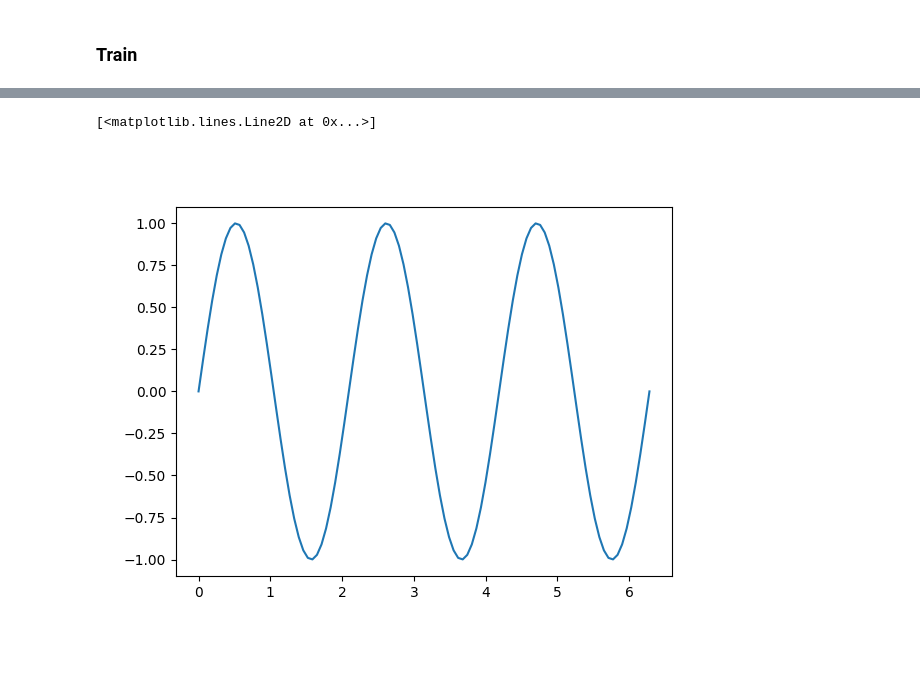
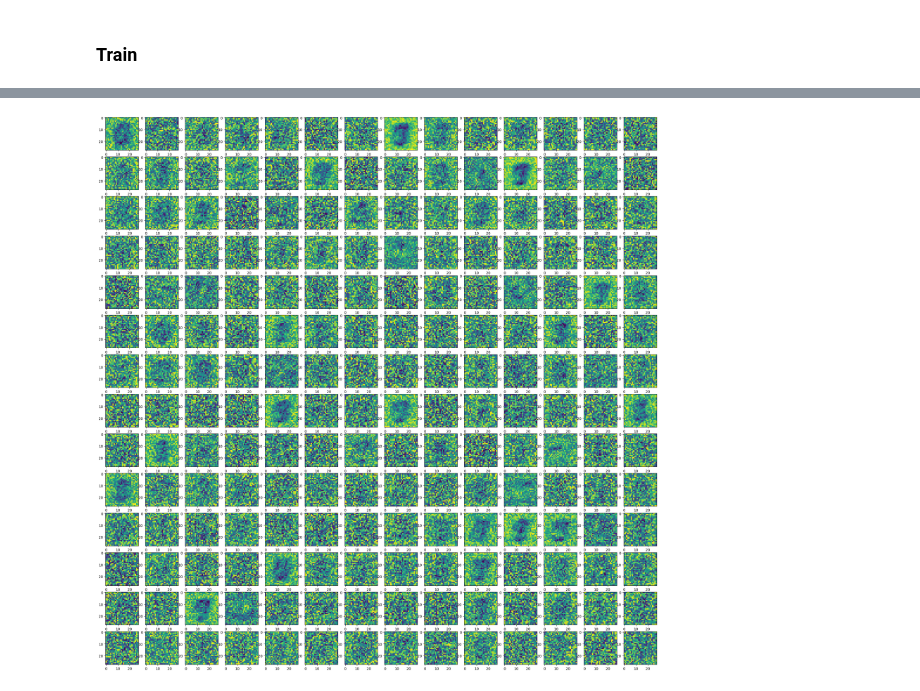
Before and after one commit to ramity/athena, a Jupyter notebook: notebooks/mnist_experiments.ipynb, the cells around one changed output, grey strips where cells are left out. Drawn from its saved outputs; the diff is of its cells as text; code cells hidden in the pictures; blank space fills up the shorter version.

Commit message:
added visualization to output matplotlib visual of min and max weights to given input

```diff
--- a/notebooks/mnist_experiments.ipynb
+++ b/notebooks/mnist_experiments.ipynb
@@ -173,11 +166,24 @@ Done!
 # %%
 # Save model
 model_path = "./model.pt"
-torch.save(model.state_dict(), model_path)
-
-# Load model# model.load_state_dict(torch.load(model_path))
+model_state_dict = model.state_dict()
+model_state_dict['seed'] = seed
+model_state_dict['threads'] = threads
+model_state_dict['batch_size'] = batch_size
+model_state_dict['shuffle'] = shuffle
+model_state_dict['learning_rate'] = learning_rate
+torch.save(model_state_dict, model_path)
+print(model_state_dict)
+# Load model
+model_state_dict = torch.load(model_path)
+seed = model_state_dict.pop('seed')
+threads = model_state_dict.pop('threads')
+batch_size = model_state_dict.pop('batch_size')
+shuffle = model_state_dict.pop('shuffle')
+learning_rate = model_state_dict.pop('learning_rate')
+model.load_state_dict(model_state_dict)
 
 
-# Inspect saved model sizeimport os
-print(os.path.getsize(model_path) / 1e6, "MB")
+# Inspect saved model sizeimport o
+print(f"{(os.path.getsize(model_path) / 1e6):0.2f} MB")
 # %% [output]
@@ -185,12 +207,16 @@ print(os.path.getsize(model_path) / 1e6, "MB")
 # %%
-%matplotlib widget
+# %matplotlib widget
 import matplotlib.pyplot as plt
-import numpy as np
+plt.rcParams["figure.figsize"] = (28, 28)
+import math
 
-fig, ax = plt.subplots()
-x = np.linspace(0, 2*np.pi, 100)
-y = np.sin(3*x)
-ax.plot(x, y)
+fig, axs = plt.subplots(14, 14)
+weights = model_state_dict['linear_relu_stack.0.weight'].numpy()
+for i in range(196):
+    x = i % 14
+    y = math.floor(i / 14)
+    axs[x, y].imshow(numpy.resize(weights[i], (28, 28)))
+plt.show()
+# im = ax.imshow(values)
 # %% [output]
-[<matplotlib.lines.Line2D at 0x...>]
-[figure, old version]
+[figure, new version]
```
Also changed, not shown: parts of 10 cells of this notebook.
